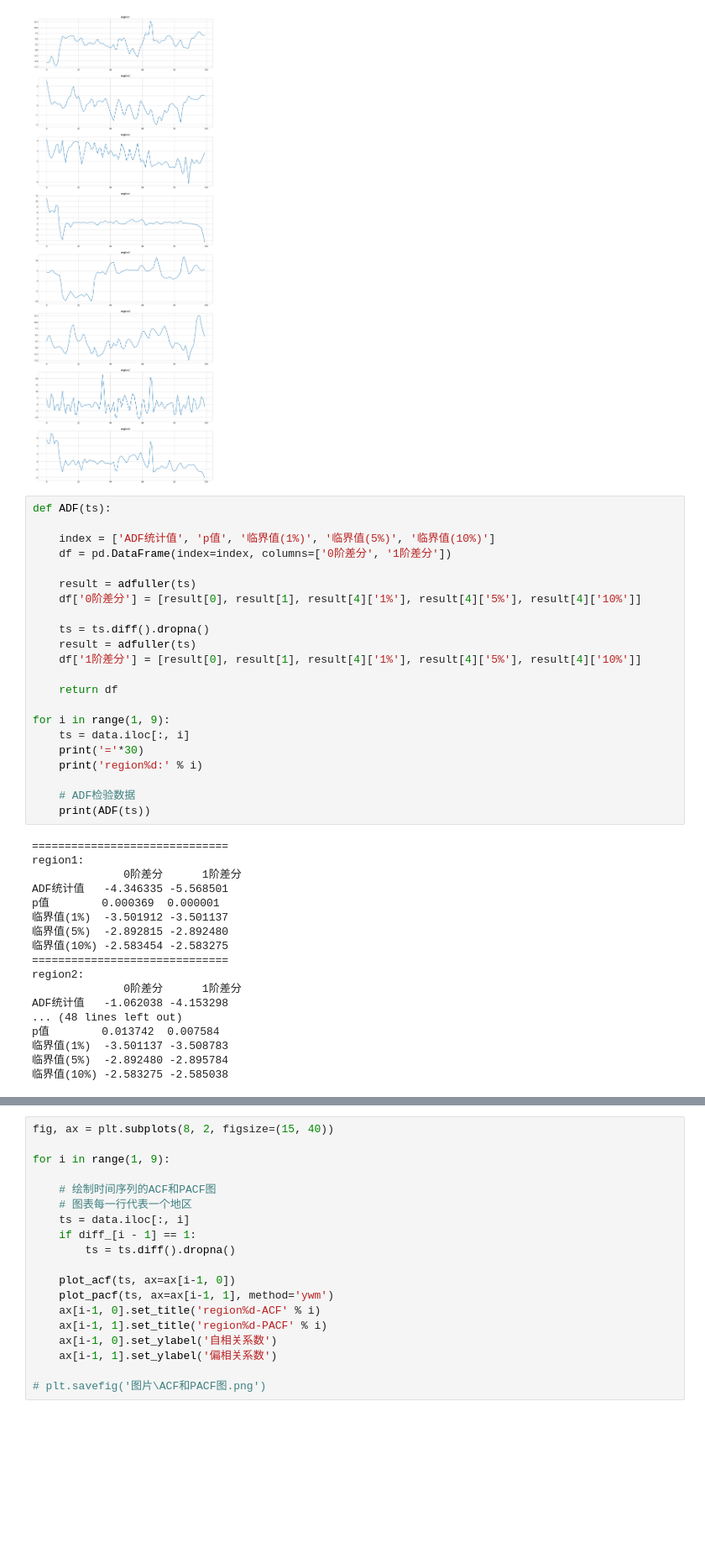
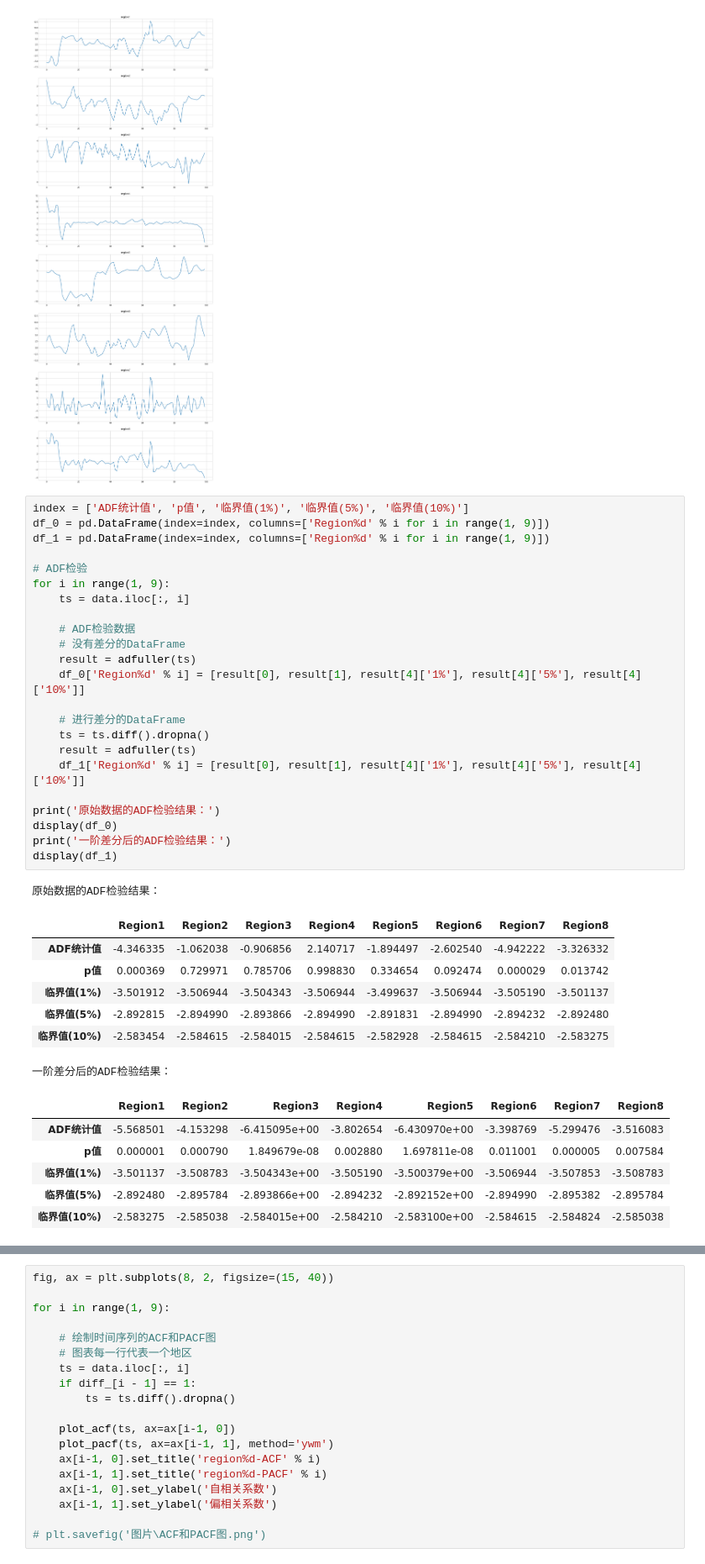
Before and after one commit to Cinlina/Mathematical, a Jupyter notebook: 模型.ipynb, the cells around one changed output, grey strips where cells are left out. Shown at 84% size. Cells and saved outputs as stored; diff of their text form; blank space fills up the shorter version.

```diff
--- a/模型.ipynb
+++ b/模型.ipynb
@@ -27,45 +27,43 @@ for i in range(1, 9):
 # %% [output]
 [figure]
 # %%
-def ADF(ts):
+index = ['ADF统计值', 'p值', '临界值(1%)', '临界值(5%)', '临界值(10%)']
+df_0 = pd.DataFrame(index=index, columns=['Region%d' % i for i in range(1, 9)])
+df_1 = pd.DataFrame(index=index, columns=['Region%d' % i for i in range(1, 9)])
 
-    index = ['ADF统计值', 'p值', '临界值(1%)', '临界值(5%)', '临界值(10%)']
-    df = pd.DataFrame(index=index, columns=['0阶差分', '1阶差分'])
+# ADF检验
+for i in range(1, 9):
+    ts = data.iloc[:, i]
 
+    # ADF检验数据
+    # 没有差分的DataFrame
     result = adfuller(ts)
-    df['0阶差分'] = [result[0], result[1], result[4]['1%'], result[4]['5%'], result[4]['10%']]
+    df_0['Region%d' % i] = [result[0], result[1], result[4]['1%'], result[4]['5%'], result[4]['10%']]
 
+    # 进行差分的DataFrame
     ts = ts.diff().dropna()
     result = adfuller(ts)
-    df['1阶差分'] = [result[0], result[1], result[4]['1%'], result[4]['5%'], result[4]['10%']]
+    df_1['Region%d' % i] = [result[0], result[1], result[4]['1%'], result[4]['5%'], result[4]['10%']]
 
-    return df
-
-for i in range(1, 9):
-    ts = data.iloc[:, i]
-    print('='*30)
-    print('region%d:' % i)
-
-    # ADF检验数据
-    print(ADF(ts))
+print('原始数据的ADF检验结果：')
+display(df_0)
+print('一阶差分后的ADF检验结果：')
+display(df_1)
 # %% [output]
-==============================
-region1:
-              0阶差分      1阶差分
-ADF统计值   -4.346335 -5.568501
-p值        0.000369  0.000001
-临界值(1%)  -3.501912 -3.501137
-临界值(5%)  -2.892815 -2.892480
-临界值(10%) -2.583454 -2.583275
-==============================
-region2:
-              0阶差分      1阶差分
-ADF统计值   -1.062038 -4.153298
-... (48 lines left out)
-p值        0.013742  0.007584
-临界值(1%)  -3.501137 -3.508783
-临界值(5%)  -2.892480 -2.895784
-临界值(10%) -2.583275 -2.585038
+原始数据的ADF检验结果：
+|  | Region1 | Region2 | Region3 | Region4 | Region5 | Region6 | Region7 | Region8 |
+| ADF统计值 | -4.346335 | -1.062038 | -0.906856 | 2.140717 | -1.894497 | -2.602540 | -4.942222 | -3.326332 |
+| p值 | 0.000369 | 0.729971 | 0.785706 | 0.998830 | 0.334654 | 0.092474 | 0.000029 | 0.013742 |
+| 临界值(1%) | -3.501912 | -3.506944 | -3.504343 | -3.506944 | -3.499637 | -3.506944 | -3.505190 | -3.501137 |
+| 临界值(5%) | -2.892815 | -2.894990 | -2.893866 | -2.894990 | -2.891831 | -2.894990 | -2.894232 | -2.892480 |
+| 临界值(10%) | -2.583454 | -2.584615 | -2.584015 | -2.584615 | -2.582928 | -2.584615 | -2.584210 | -2.583275 |
+一阶差分后的ADF检验结果：
+|  | Region1 | Region2 | Region3 | Region4 | Region5 | Region6 | Region7 | Region8 |
+| ADF统计值 | -5.568501 | -4.153298 | -6.415095e+00 | -3.802654 | -6.430970e+00 | -3.398769 | -5.299476 | -3.516083 |
+| p值 | 0.000001 | 0.000790 | 1.849679e-08 | 0.002880 | 1.697811e-08 | 0.011001 | 0.000005 | 0.007584 |
+| 临界值(1%) | -3.501137 | -3.508783 | -3.504343e+00 | -3.505190 | -3.500379e+00 | -3.506944 | -3.507853 | -3.508783 |
+| 临界值(5%) | -2.892480 | -2.895784 | -2.893866e+00 | -2.894232 | -2.892152e+00 | -2.894990 | -2.895382 | -2.895784 |
+| 临界值(10%) | -2.583275 | -2.585038 | -2.584015e+00 | -2.584210 | -2.583100e+00 | -2.584615 | -2.584824 | -2.585038 |
 # %%
 # diff_ 标记为1的数据需要进行一阶差分
 diff_ = [0, 1, 1, 1, 1, 1, 0, 1]
```
Also changed, not shown: parts of 3 cells of this notebook, 3 other files.
